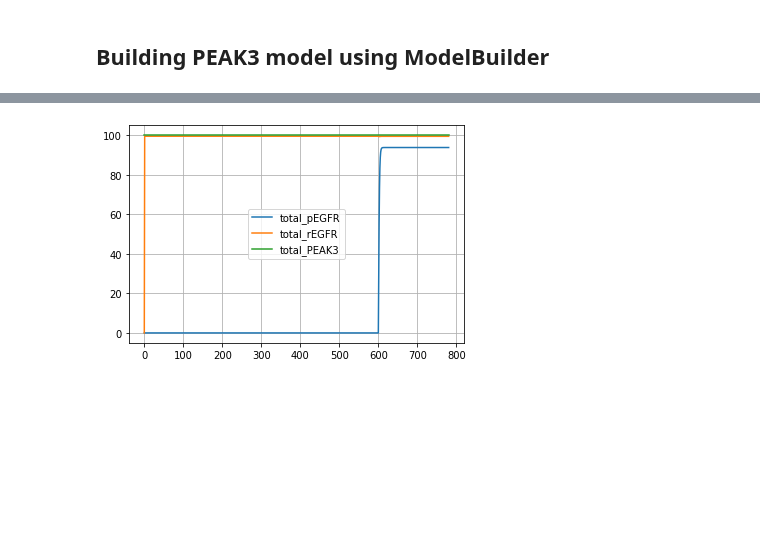
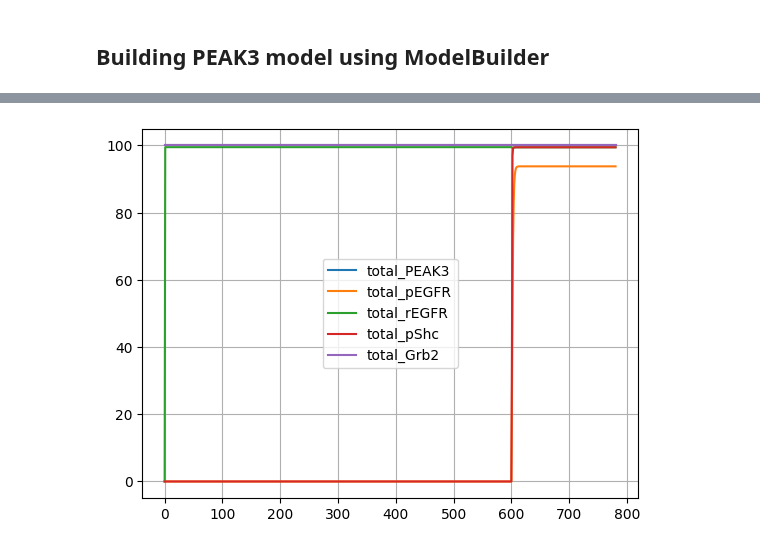
Before and after one commit to AnEvilBurrito/new-peak-project, a Jupyter notebook: src/model_construction.ipynb, the cells around one changed output, grey strips where cells are left out. Cells and saved outputs as stored; diff of their text form; code cells hidden in the pictures; blank space fills up the shorter version.

Commit message:
update peak3 model

```diff
--- a/src/model_construction.ipynb
+++ b/src/model_construction.ipynb
@@ -162,67 +162,74 @@ peak3_model = ModelBuilder('peak3model')
 # Output: pEGFR, rEGFR (in total)
 
 # EGFR <-> pEGFR
-peak3_model.add_reaction(Reaction(michaelis_menten, ('pEGFR',), ('EGFR',), 'cr1'))
-peak3_model.add_reaction(Reaction(michaelis_menten_stim, ('EGFR',), ('pEGFR',), 'cr2', extra_states=('egf',)))
+peak3_model.add_reaction(Reaction(michaelis_menten, ('pEGFR',), ('EGFR',), 'cr1', zero_init=True))
+peak3_model.add_reaction(Reaction(michaelis_menten_stim, ('EGFR',), ('pEGFR',), 'cr2', extra_states=('egf',), zero_init=True))
 
 # rEGFR <-> rpEGFR
-peak3_model.add_reaction(Reaction(michaelis_menten, ('rpEGFR',), ('rEGFR',), reactant_values=0, product_values=0, use_parameter_from_reaction='cr1'))
-peak3_model.add_reaction(Reaction(michaelis_menten_stim, ('rEGFR',), ('rpEGFR',), extra_states=('egf',), reactant_values=0, product_values=0, use_parameter_from_reaction='cr2'))
+peak3_model.add_reaction(Reaction(michaelis_menten, ('rpEGFR',), ('rEGFR',), reactant_values=0, product_values=0, use_parameter_from_reaction='cr1', zero_init=True))
+peak3_model.add_reaction(Reaction(michaelis_menten_stim, ('rEGFR',), ('rpEGFR',), extra_states=('egf',), reactant_values=0, product_values=0, use_parameter_from_reaction='cr2', zero_init=True))
 
 # EGFR <-> rEGFR
-peak3_model.add_reaction(Reaction(michaelis_menten, ('rEGFR',), ('EGFR',), 'cr3'))
-peak3_model.add_reaction(Reaction(michaelis_menten_stim, ('EGFR',), ('rEGFR',), 'cr4', extra_states=('total_PEAK3',)))
+peak3_model.add_reaction(Reaction(michaelis_menten, ('rEGFR',), ('EGFR',), 'cr3', zero_init=True))
+peak3_model.add_reaction(Reaction(michaelis_menten_stim, ('EGFR',), ('rEGFR',), 'cr4', extra_states=('total_PEAK3',), zero_init=True))
 
 # pEGFR <-> rpEGFR
-peak3_model.add_reaction(Reaction(michaelis_menten, ('rpEGFR',), ('pEGFR',), reactant_values=0, product_values=0, use_parameter_from_reaction='cr3'))
-peak3_model.add_reaction(Reaction(michaelis_menten_stim, ('pEGFR',), ('rpEGFR',), extra_states=('total_PEAK3',), reactant_values=0, product_values=0, use_parameter_from_reaction='cr4'))
+peak3_model.add_reaction(Reaction(michaelis_menten, ('rpEGFR',), ('pEGFR',), reactant_values=0, product_values=0, use_parameter_from_reaction='cr3', zero_init=True))
+peak3_model.add_reaction(Reaction(michaelis_menten_stim, ('pEGFR',), ('rpEGFR',), extra_states=('total_PEAK3',), reactant_values=0, product_values=0, use_parameter_from_reaction='cr4', zero_init=True))
 
-
-
-peak3_model.add_custom_variables('total_pEGFR', 'total_pEGFR := pEGFR + rpEGFR')
-peak3_model.add_custom_variables('total_rEGFR', 'total_rEGFR := rEGFR + rpEGFR')
-
-peak3_model.add_simple_piecewise(0,600,8.33,'egf')
 
 ## PEAK3
 
-# Input: rpShc
+# Input: rpShc, Grb2
 # Output: pPEAK3, total PEAK3
 
 # PEAK3 <-> pPEAK3
-peak3_model.add_reaction(Reaction(michaelis_menten_stim, ('pPEAK3',), ('PEAK3',), extra_states=('rpShc',)))
-peak3_model.add_reaction(Reaction(michaelis_menten, ('PEAK3',), ('pPEAK3',)))
-
-peak3_model.add_custom_variables('total_PEAK3', 'total_PEAK3 := pPEAK3 + PEAK3')
+peak3_model.add_reaction(Reaction(michaelis_menten_stim, ('pPEAK3',), ('PEAK3',), extra_states=('rpShc',), zero_init=True))
+peak3_model.add_reaction(Reaction(michaelis_menten, ('PEAK3',), ('pPEAK3',), zero_init=True))
 
 ## Shc complex formation and dephosphorylation of PEAK3
 
 # Input: total_pEGFR, pPEAK3
 # Output to PEAK3: rpShc
 
-peak3_model.add_reaction(Reaction(michaelis_menten, ('pShc',), ('Shc',), 'cr5'))
-peak3_model.add_reaction(Reaction(michaelis_menten_stim, ('Shc',), ('pShc',), 'cr6', extra_states=('total_pEGFR',)))
+peak3_model.add_reaction(Reaction(michaelis_menten, ('pShc',), ('Shc',), 'cr5', zero_init=True))
+peak3_model.add_reaction(Reaction(michaelis_menten_stim, ('Shc',), ('pShc',), 'cr6', extra_states=('total_pEGFR',), zero_init=True))
 
-peak3_model.add_reaction(Reaction(michaelis_menten, ('rpShc',), ('rShc',), reactant_values=0, product_values=0, use_parameter_from_reaction='cr5'))
-peak3_model.add_reaction(Reaction(michaelis_menten_stim, ('rShc',), ('rpShc',), extra_states=('total_pEGFR',), reactant_values=0, product_values=0, use_parameter_from_reaction='cr6'))
+peak3_model.add_reaction(Reaction(michaelis_menten, ('rpShc',), ('rShc',), reactant_values=0, product_values=0, use_parameter_from_reaction='cr5', zero_init=True))
+peak3_model.add_reaction(Reaction(michaelis_menten_stim, ('rShc',), ('rpShc',), extra_states=('total_pEGFR',), reactant_values=0, product_values=0, use_parameter_from_reaction='cr6', zero_init=True))
 
-peak3_model.add_reaction(Reaction(michaelis_menten, ('rShc',), ('Shc',), 'cr7'))
-peak3_model.add_reaction(Reaction(michaelis_menten_stim, ('Shc',), ('rShc',), 'cr8',extra_states=('total_PEAK3',)))
+peak3_model.add_reaction(Reaction(michaelis_menten, ('rShc',), ('Shc',), 'cr7', zero_init=True))
+peak3_model.add_reaction(Reaction(michaelis_menten_stim, ('Shc',), ('rShc',), 'cr8',extra_states=('total_PEAK3',), zero_init=True))
 
-peak3_model.add_reaction(Reaction(michaelis_menten, ('rpShc',), ('pShc',), reactant_values=0, product_values=0, use_parameter_from_reaction='cr7'))
-peak3_model.add_reaction(Reaction(michaelis_menten_stim, ('pShc',), ('rpShc',), extra_states=('total_PEAK3',), reactant_values=0, product_values=0, use_parameter_from_reaction='cr8'))
+peak3_model.add_reaction(Reaction(michaelis_menten, ('rpShc',), ('pShc',), reactant_values=0, product_values=0, use_parameter_from_reaction='cr7', zero_init=True))
+peak3_model.add_reaction(Reaction(michaelis_menten_stim, ('pShc',), ('rpShc',), extra_states=('total_PEAK3',), reactant_values=0, product_values=0, use_parameter_from_reaction='cr8', zero_init=True))
+
 
 ## PEAK3 downstream signalling
 
-peak3_model.add_reaction(Reaction(michaelis_menten_stim, ('GrbII',), ('rGrbII',), 'cr9', extra_states=('pPEAK3',)))
-peak3_model.add_reaction(Reaction(michaelis_menten, ('rGrbII',), ('GrbII',), 'cr10'))
+peak3_model.add_reaction(Reaction(michaelis_menten_stim, ('Grb2',), ('rGrb2',), 'cr9', extra_states=('pPEAK3',), zero_init=True))
+peak3_model.add_reaction(Reaction(michaelis_menten, ('rGrb2',), ('Grb2',), 'cr10', zero_init=True))
 
-peak3_model.add_reaction(Reaction(michaelis_menten_stim, ('ASAP1',), ('rASAP1',), 'cr11', extra_states=('rGrbII',)))
-peak3_model.add_reaction(Reaction(michaelis_menten, ('rASAP1',), ('ASAP1',), 'cr12'))
+peak3_model.add_reaction(Reaction(michaelis_menten_stim, ('ASAP1',), ('rASAP1',), 'cr11', extra_states=('rGrb2',), zero_init=True))
+peak3_model.add_reaction(Reaction(michaelis_menten, ('rASAP1',), ('ASAP1',), 'cr12', zero_init=True))
 
-peak3_model.add_reaction(Reaction(michaelis_menten_stim, ('CrkII',), ('rCrkII',), 'cr13', extra_states=('pPEAK3',)))
-peak3_model.add_reaction(Reaction(michaelis_menten, ('rCrkII',), ('CrkII',), 'cr14'))
+peak3_model.add_reaction(Reaction(michaelis_menten_stim, ('CrkII',), ('rCrkII',), 'cr13', extra_states=('pPEAK3',), zero_init=True))
+peak3_model.add_reaction(Reaction(michaelis_menten, ('rCrkII',), ('CrkII',), 'cr14', zero_init=True))
 
+
+
+peak3_model.add_simple_piecewise(0,600.1,8.33,'egf')
+peak3_model.add_custom_variables('total_PEAK3', 'total_PEAK3 := pPEAK3 + PEAK3')
+peak3_model.add_custom_variables('total_pEGFR', 'total_pEGFR := pEGFR + rpEGFR')
+peak3_model.add_custom_variables('total_rEGFR', 'total_rEGFR := rEGFR + rpEGFR')
+peak3_model.add_custom_variables('total_pShc', 'total_pShc := rpShc + pShc')
+peak3_model.add_custom_variables('total_Grb2', 'total_Grb2 := rGrb2 + Grb2')
+
+
+init_species = ['EGFR','PEAK3', 'Shc', 'Grb2', 'ASAP1', 'CrkII']
+
+for s in init_species:
+    peak3_model.add_enforce_state_value(s, 100)
 
 print(peak3_model.get_antimony_model())
 
@@ -234,10 +241,10 @@ rr = roadrunner.RoadRunner(sbml)
 states = peak3_model.get_all_variables_keys()
 custom_states = peak3_model.get_custom_variable_keys()
 sim_states = ['time'] + states
-states_no_egf = [s for s in custom_states if s != 'egf']
 res = rr.simulate(0, 780, 780, selections=sim_states)
 
-observable_states = ['pPEAK3', 'rGrbII', 'rASAP1', 'rCrkII', 'rShc', 'rpShc', 'total_rEGFR']
+states_no_egf = [s for s in custom_states if s != 'egf']
+observable_states = ['pPEAK3', 'rGrb2', 'rASAP1', 'rCrkII', 'rShc', 'rpShc', 'total_rEGFR']
 
 for state in states_no_egf:
     plt.plot(res['time'], res[f'{state}'], label=state)
@@ -270,4 +277,4 @@ total_PEAK3 := pPEAK3 + PEAK3
 
 
 end
-[figure, old version]
+[figure, new version]
```
Also changed, not shown: parts of 1 cell of this notebook, 2 other files.
